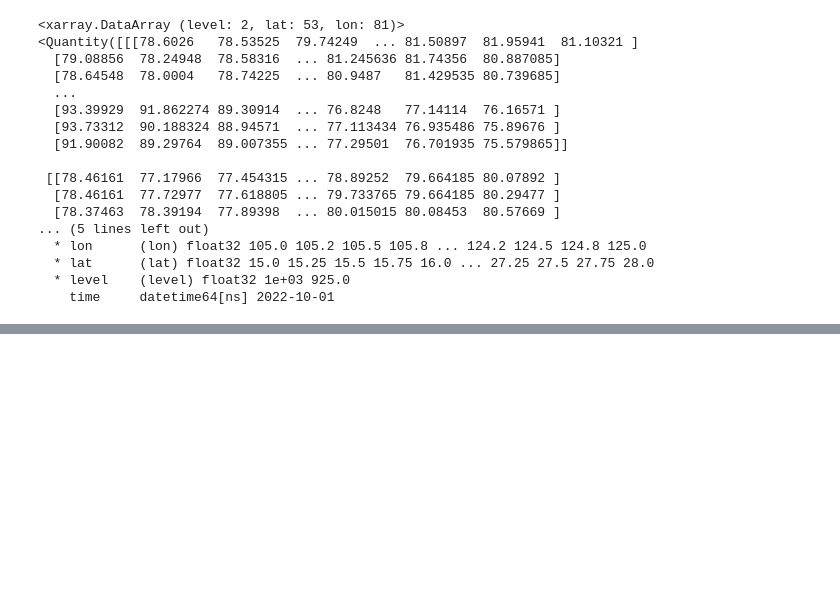
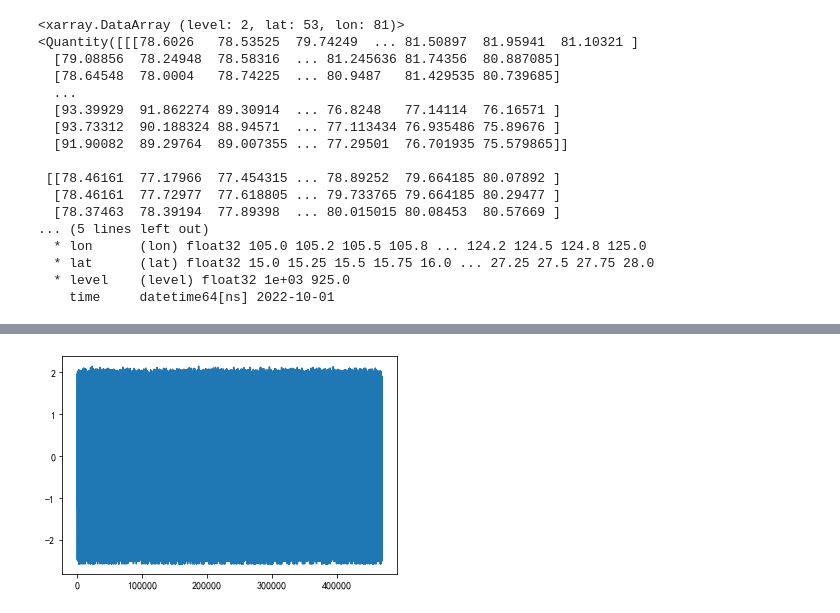
Before and after one commit to hanchyhill/python, a Jupyter notebook: seafog/src/drawmap/remote_TDS_read.ipynb, the cells around one changed output, grey strips where cells are left out. Cells and saved outputs as stored; diff of their text form; code cells hidden in the pictures; blank space fills up the shorter version.

```diff
--- a/seafog/src/drawmap/remote_TDS_read.ipynb
+++ b/seafog/src/drawmap/remote_TDS_read.ipynb
@@ -294,0 +385,35 @@ print(theta_e)
+# %%
+fog_dataset_hdf = os.path.normpath(os.path.join(root_dir, './data/hdf/fog_dataset_hdf66_fc120h_v2.h5'))
+store_dataset = pd.HDFStore(fog_dataset_hdf, mode='r')
+print(store_dataset.keys())
+df_train = store_dataset.get('train')
+df_valid =store_dataset.get('valid')
+df_test = store_dataset.get('test')
+df_valid_test = store_dataset.get('valid_test')
+x_columns = ['t_td', 'td_sst','t_sst','v100', 'v10m', 'u100', 'u10m', 't2mm', 't2md', 'sstk','year_sin','year_cos', 'day_sin', 'day_cos','delta_theta','delta_theta_e','theta_e925']
+
+(train_x, train_y) = setDataset(df_train, x_columns)
+(valid_x, valid_y) = setDataset(df_valid, x_columns)
+(test_x,  test_y)  = setDataset(df_test, x_columns)
+(valid_test_x, valid_test_y) = setDataset(df_valid_test, x_columns)
+
+
+
+print(train_x.shape)
+print(train_y.shape)
+
+scaler = StandardScaler()
+train_x_scaled = scaler.fit_transform(train_x)
+test_x_scaled  = scaler.transform(test_x)
+valid_x_scaled = scaler.transform(valid_x)
+valid_test_x_scaled = scaler.transform(valid_test_x)
+
+
+keep_cols = ['t_td', 'td_sst','t_sst','year_sin','year_cos', 'day_sin', 'day_cos','delta_theta','delta_theta_e'] # 不需要标准化变量的参数
+
+for iColumn in keep_cols:
+    index = x_columns.index(iColumn)
+    train_x_scaled[:,index] = train_x[:,index]
+    valid_x_scaled[:,index] = valid_x[:,index]
+    test_x_scaled[:,index]  = test_x[:,index]
+    valid_test_x_scaled[:,index]  = valid_test_x[:,index]
@@ -296,0 +588,5 @@ print(theta_e)
+# %%
+plt.plot(train_x_scaled[:,9])
+plt.show()
+# %% [output]
+[figure, added]
```
Also changed, not shown: parts of 49 cells of this notebook, 2 other files.
